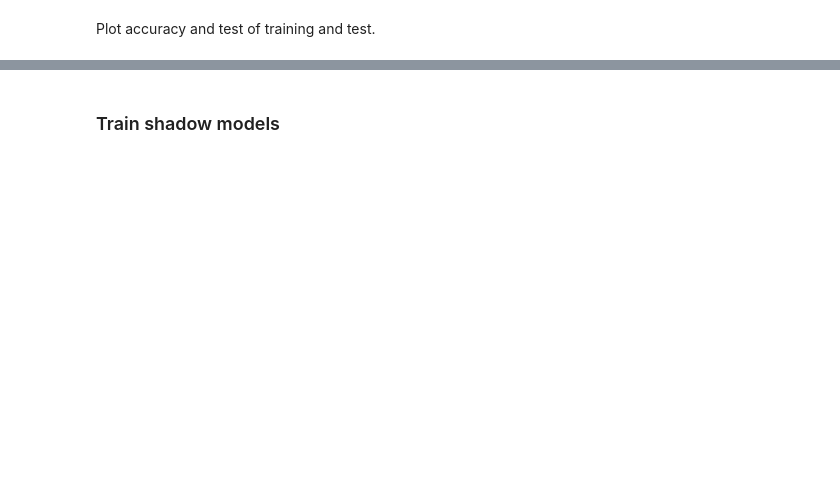
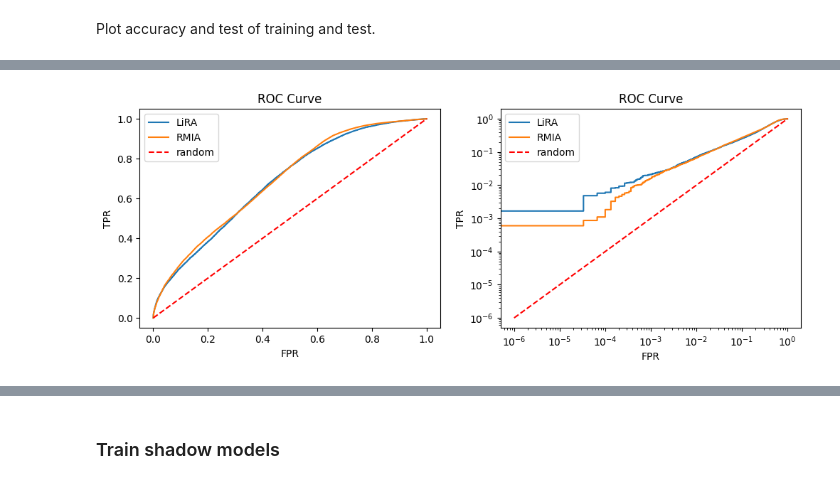
Before and after one commit to aidotse/LeakPro, a Jupyter notebook: examples/mia/cifar/B1_train_robust.ipynb, the cells around one changed output, grey strips where cells are left out. Saved outputs shown, nothing was run; the diff lists cells and outputs as text; code cells hidden in the pictures; blank space fills up the shorter version.

```diff
--- a/examples/mia/cifar/B1_train_robust.ipynb
+++ b/examples/mia/cifar/B1_train_robust.ipynb
@@ -225,0 +247,3 @@ plt.show()
+# %%
+# Instantiate LeakPro with audit configuration
+leakpro = LeakPro(CifarInputHandler, audit_config_path)
@@ -225,0 +273,3 @@ plt.show()
+# %%
+# Run the audit
+mia_results = leakpro.run_audit(create_pdf=True)
@@ -225,0 +305,39 @@ plt.show()
+# %%
+import numpy as np
+import matplotlib.pyplot as plt
+
+def plot_results(results, labels=None, smarts=None):
+    fig, axs = plt.subplots(1, 2, figsize=(12, 4))
+    for ax, flag in zip(axs, [True, False]):
+        for i, (fpr, tpr) in enumerate(results):
+            label = None if labels is None else labels[i]
+            smart = '-' if smarts is None else smarts[i]
+            if flag:
+                ax.plot(fpr, tpr, smart, label=label)
+            else:
+                ax.loglog(fpr, tpr, smart, label=label)
+        if results:
+            diag = np.linspace(1e-6 if not flag else 0.0, 1.0, 200)
+            ax.plot(diag, diag, 'r--', label='random')
+        ax.set_xlabel('FPR')
+        ax.set_ylabel('TPR')
+        ax.set_title('ROC Curve')
+        ax.legend()
+    plt.show()
+
+mia_roc_curves = []
+labels = []
+for result in mia_results:
+    fpr = getattr(result, 'fpr', None)
+    tpr = getattr(result, 'tpr', None)
+    if fpr is None or tpr is None:
+        continue
+    mia_roc_curves.append((fpr, tpr))
+    labels.append(result.result_name)
+
+if mia_roc_curves:
+    plot_results(mia_roc_curves, labels=labels)
+else:
+    print('No ROC curves available to plot.')
+# %% [output]
+[figure, added]
```
Also changed, not shown: parts of 23 cells of this notebook, 4 other files.
